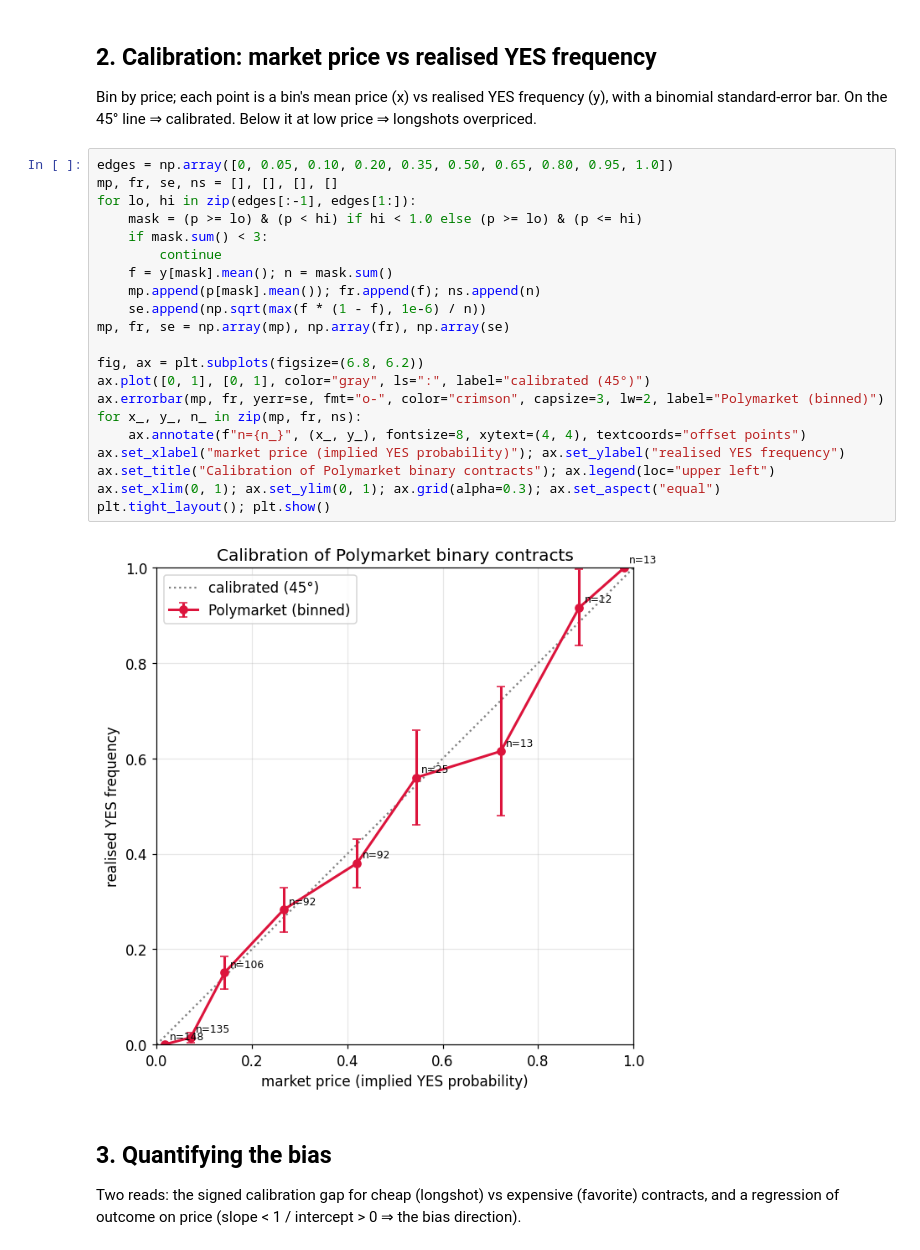
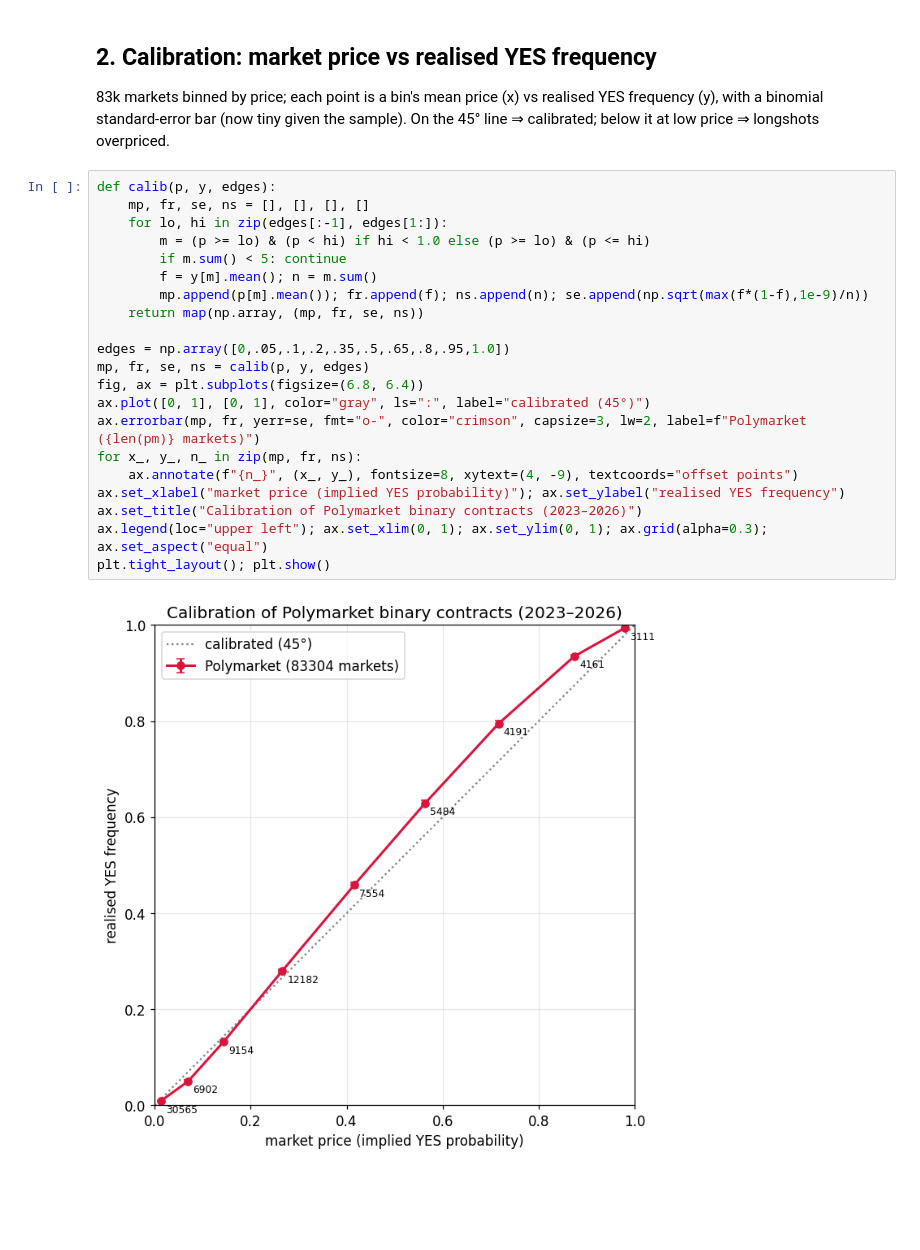
Before and after one commit to batuhanboztepe0/derivatives-lab, a Jupyter notebook: research/09_pm_longshot.ipynb, the cells around one changed output. Drawn from its saved outputs; the diff is of its cells as text; blank space fills up the shorter version.

```diff
--- a/research/09_pm_longshot.ipynb
+++ b/research/09_pm_longshot.ipynb
@@ -108,34 +91,29 @@ price percentiles (10/50/90): [0.009 0.125 0.495]
 # %% [markdown]
 ## 2. Calibration: market price vs realised YES frequency
 
-Bin by price; each point is a bin's mean price (x) vs realised YES frequency (y), with a
-binomial standard-error bar. On the 45° line ⇒ calibrated. Below it at low price ⇒ longshots
-overpriced.
+83k markets binned by price; each point is a bin's mean price (x) vs realised YES frequency
+(y), with a binomial standard-error bar (now tiny given the sample). On the 45° line ⇒
+calibrated; below it at low price ⇒ longshots overpriced.
 # %%
-edges = np.array([0, 0.05, 0.10, 0.20, 0.35, 0.50, 0.65, 0.80, 0.95, 1.0])
-mp, fr, se, ns = [], [], [], []
-for lo, hi in zip(edges[:-1], edges[1:]):
-    mask = (p >= lo) & (p < hi) if hi < 1.0 else (p >= lo) & (p <= hi)
-    if mask.sum() < 3:
-        continue
-    f = y[mask].mean(); n = mask.sum()
-    mp.append(p[mask].mean()); fr.append(f); ns.append(n)
-    se.append(np.sqrt(max(f * (1 - f), 1e-6) / n))
-mp, fr, se = np.array(mp), np.array(fr), np.array(se)
+def calib(p, y, edges):
+    mp, fr, se, ns = [], [], [], []
+    for lo, hi in zip(edges[:-1], edges[1:]):
+        m = (p >= lo) & (p < hi) if hi < 1.0 else (p >= lo) & (p <= hi)
+        if m.sum() < 5: continue
+        f = y[m].mean(); n = m.sum()
+        mp.append(p[m].mean()); fr.append(f); ns.append(n); se.append(np.sqrt(max(f*(1-f),1e-9)/n))
+    return map(np.array, (mp, fr, se, ns))
 
-fig, ax = plt.subplots(figsize=(6.8, 6.2))
+edges = np.array([0,.05,.1,.2,.35,.5,.65,.8,.95,1.0])
+mp, fr, se, ns = calib(p, y, edges)
+fig, ax = plt.subplots(figsize=(6.8, 6.4))
 ax.plot([0, 1], [0, 1], color="gray", ls=":", label="calibrated (45°)")
-ax.errorbar(mp, fr, yerr=se, fmt="o-", color="crimson", capsize=3, lw=2, label="Polymarket (binned)")
+ax.errorbar(mp, fr, yerr=se, fmt="o-", color="crimson", capsize=3, lw=2, label=f"Polymarket ({len(pm)} markets)")
 for x_, y_, n_ in zip(mp, fr, ns):
-    ax.annotate(f"n={n_}", (x_, y_), fontsize=8, xytext=(4, 4), textcoords="offset points")
+    ax.annotate(f"{n_}", (x_, y_), fontsize=8, xytext=(4, -9), textcoords="offset points")
 ax.set_xlabel("market price (implied YES probability)"); ax.set_ylabel("realised YES frequency")
-ax.set_title("Calibration of Polymarket binary contracts"); ax.legend(loc="upper left")
-ax.set_xlim(0, 1); ax.set_ylim(0, 1); ax.grid(alpha=0.3); ax.set_aspect("equal")
+ax.set_title("Calibration of Polymarket binary contracts (2023–2026)")
+ax.legend(loc="upper left"); ax.set_xlim(0, 1); ax.set_ylim(0, 1); ax.grid(alpha=0.3); ax.set_aspect("equal")
 plt.tight_layout(); plt.show()
 # %% [output]
-[figure, old version]
+[figure, new version]
-# %% [markdown]
-## 3. Quantifying the bias
-
-Two reads: the signed calibration gap for cheap (longshot) vs expensive (favorite) contracts,
-and a regression of outcome on price (slope < 1 / intercept > 0 ⇒ the bias direction).
```
Also changed, not shown: parts of 13 cells of this notebook, 1 other file.
